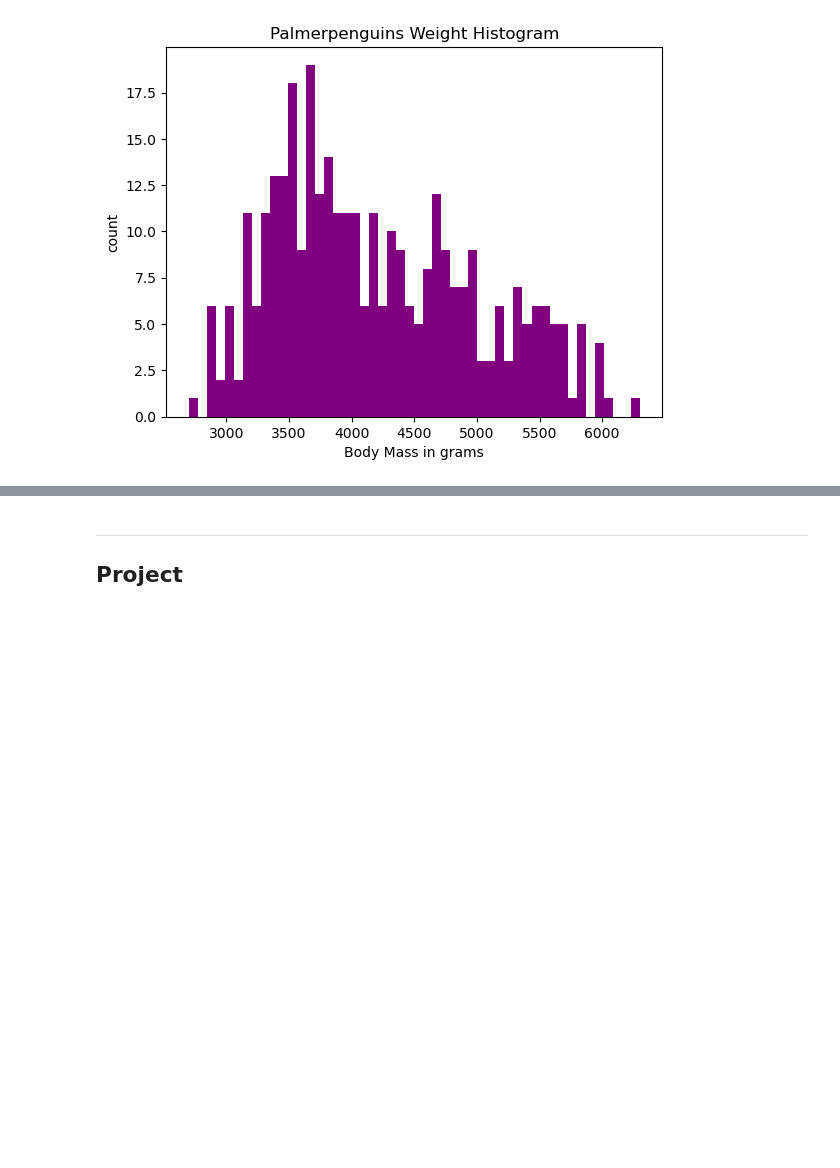
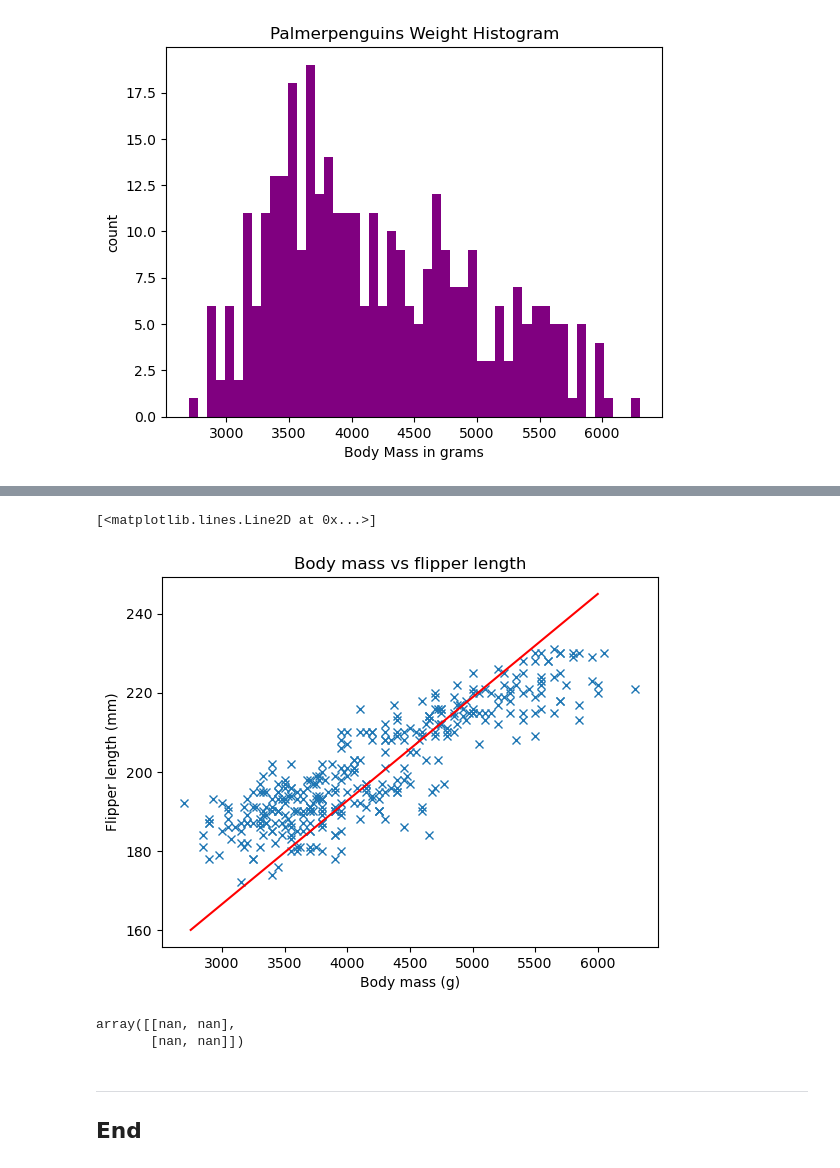
Before and after one commit to FabianeCancian/Principles-of-Data-Analytics, a Jupyter notebook: penguins.ipynb, the cells around one changed output, grey strips where cells are left out. Drawn from its saved outputs; the diff is of its cells as text; code cells hidden in the pictures; blank space fills up the shorter version.

Commit message:
correlation

```diff
--- a/penguins.ipynb
+++ b/penguins.ipynb
@@ -147,0 +151,4 @@ Text(0, 0.5, 'count')
+# %%
+# Defining the value of x axis.
+bmass = df['body_mass_g'].to_numpy()
+bmass
@@ -147,0 +173,4 @@ Text(0, 0.5, 'count')
+# %%
+# Defining the value of y axis.
+flipper = df['flipper_length_mm'].to_numpy()
+flipper
@@ -148,3 +195,25 @@ Text(0, 0.5, 'count')
+# %%
+# Create a new figure and set of axes.
+fig, ax = plt.subplots()
+#create plot
+ax.plot(bmass, flipper, 'x')
+#create title
+ax.set_title('Body mass vs flipper length')
+#create axis labels
+ax.set_xlabel('Body mass (g)')
+ax.set_ylabel('Flipper length (mm)')
+
+#create red line between depth and length
+plt.plot([2750, 6000], [160, 245], color="red")
+# %% [output]
+[<matplotlib.lines.Line2D at 0x...>]
+[figure, added]
+# %%
+# Measure the correlation.
+np.corrcoef(bmass, flipper)
+# %% [output]
+array([[nan, nan],
+       [nan, nan]])
 # %% [markdown]
-****
-## Project
+***
+## End
```
Also changed, not shown: parts of 3 cells of this notebook.
